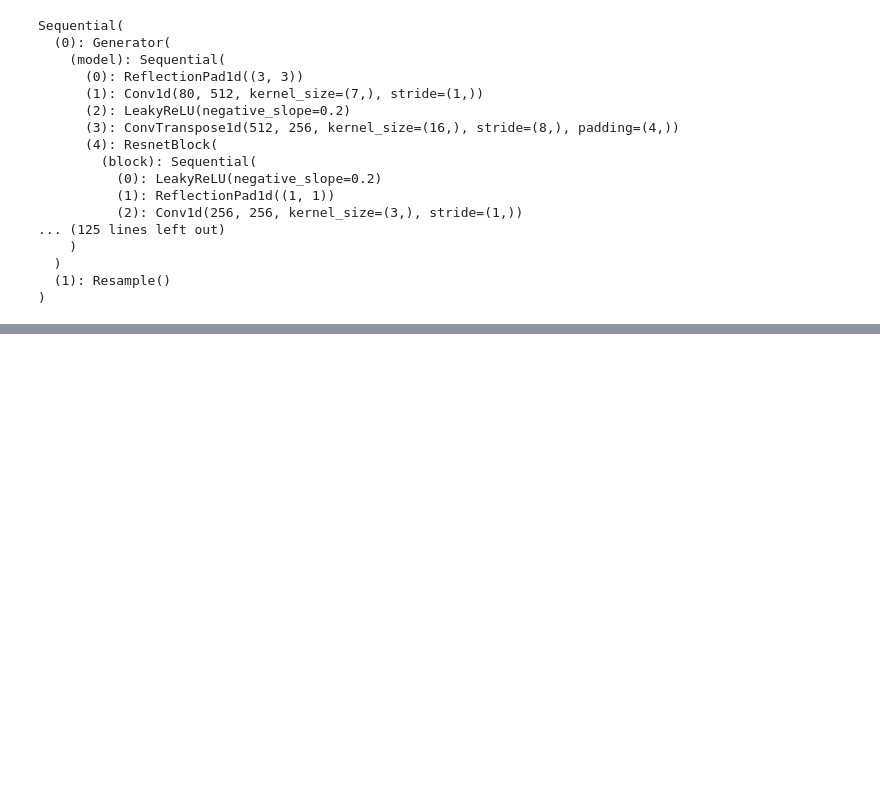
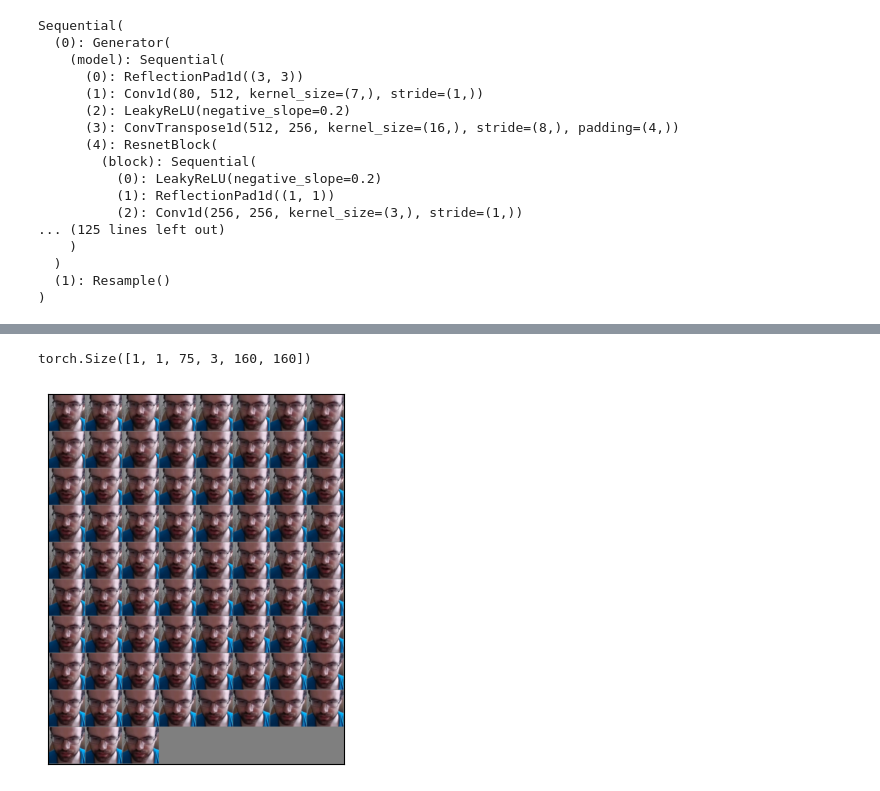
Before and after one commit to ahmadikalkhorani/melgan, a Jupyter notebook: test.ipynb, the cells around one changed output, grey strips where cells are left out. Drawn from its saved outputs; the diff is of its cells as text; code cells hidden in the pictures; blank space fills up the shorter version.

```diff
--- a/test.ipynb
+++ b/test.ipynb
@@ -67,0 +136,3 @@ torch.Size([3, 1, 48000])
+# %%
+v_t = d["video"].unsqueeze(0)
+v_t.shape
@@ -67,0 +143,17 @@ torch.Size([3, 1, 48000])
+# %%
+import torch
+import numpy as np
+import matplotlib.pyplot as plt
+
+import torchvision.transforms.functional as F
+
+def show(imgs):
+    if not isinstance(imgs, list):
+        imgs = [imgs]
+    fig, axs = plt.subplots(ncols=len(imgs), squeeze=False)
+    for i, img in enumerate(imgs):
+        img = img.detach()
+        img = (img - img.min())/(img.max() - img.min()) *255
+        img = F.to_pil_image(img.to(torch.uint8))
+        axs[0, i].imshow(np.asarray(img))
+        axs[0, i].set(xticklabels=[], yticklabels=[], xticks=[], yticks=[])
@@ -67,0 +180,8 @@ torch.Size([3, 1, 48000])
+# %%
+v_t.shape
+# %% [output]
+torch.Size([1, 1, 75, 3, 160, 160])
+# %%
+show(torchvision.utils.make_grid(v_t[0, 0]))
+# %% [output]
+[figure, added]
```
Also changed, not shown: parts of 51 cells of this notebook, 9 other files.
